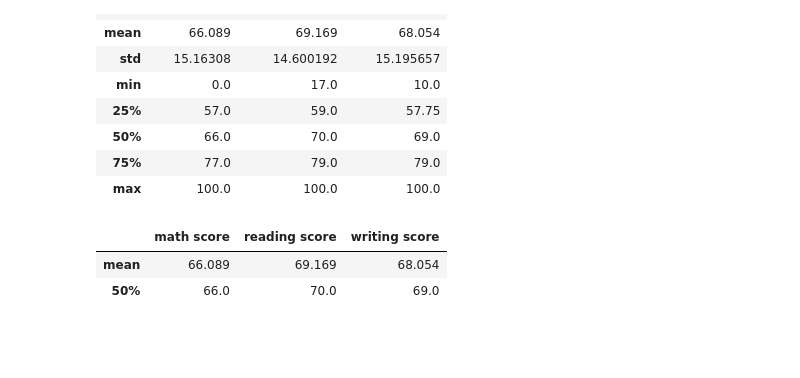
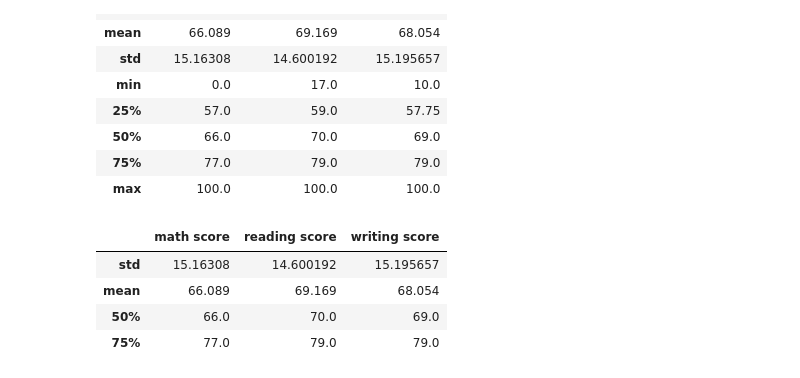
Before and after one commit to predinfer/project-gestalt, a Jupyter notebook: gestalt_1.ipynb, the cells around one changed output. Cells and saved outputs as stored; diff of their text form; code cells hidden in the pictures; blank space fills up the shorter version.

```diff
--- a/gestalt_1.ipynb
+++ b/gestalt_1.ipynb
@@ -45,9 +45,11 @@ df_students.describe()
 | max | 100.0 | 100.0 | 100.0 |
 # %%
 df_student_stats=pd.DataFrame(df_students.describe())
-df_student_stats=df_student_stats.loc[['mean','50%']]
+df_student_stats=df_student_stats.loc[['std','mean','50%','75%']]
 df_student_stats
 # %% [output]
 |  | math score | reading score | writing score |
+| std | 15.16308 | 14.600192 | 15.195657 |
 | mean | 66.089 | 69.169 | 68.054 |
 | 50% | 66.0 | 70.0 | 69.0 |
+| 75% | 77.0 | 79.0 | 79.0 |
```
Also changed, not shown: parts of 5 cells of this notebook.
